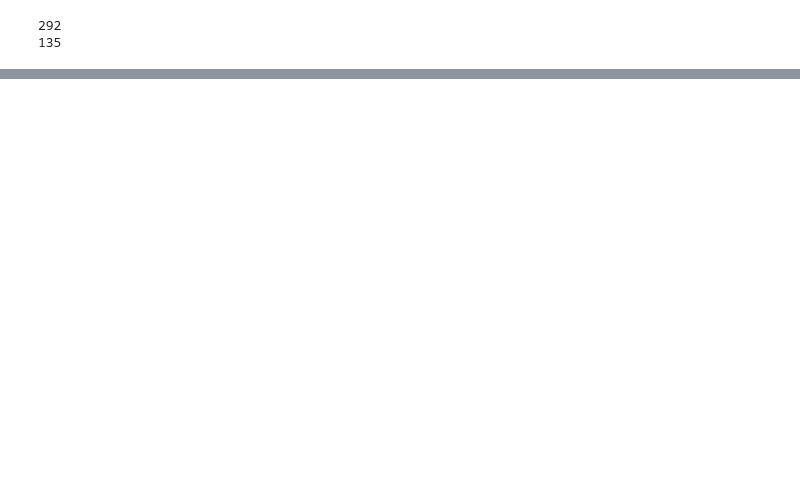
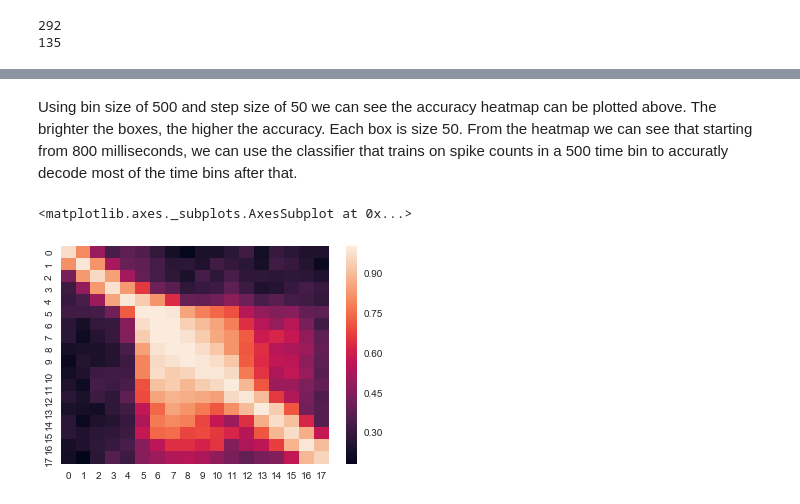
Before and after one commit to andylikescodes/neuron_research_project, a Jupyter notebook: decoding_accuracy.ipynb, the cells around one changed output, grey strips where cells are left out. Drawn from its saved outputs; the diff is of its cells as text; code cells hidden in the pictures; blank space fills up the shorter version.

```diff
--- a/decoding_accuracy.ipynb
+++ b/decoding_accuracy.ipynb
@@ -105,0 +215,8 @@ def decoding_time_matrix(cells, bin_size, step_size, time_range(0, 4000)):
+# %% [markdown]
+Using bin size of 500 and step size of 50 we can see the accuracy heatmap can be plotted above. The brighter the boxes, the higher the accuracy. Each box is size 50. From the heatmap we can see that starting from 800 milliseconds, we can use the classifier that trains on spike counts in a 500 time bin to accuratly decode most of the time bins after that.
+# %%
+accuracy_bin_200 = decoding_time_matrix(vs_cells, 500, 200)
+sns.heatmap(accuracy_bin_200)
+# %% [output]
+<matplotlib.axes._subplots.AxesSubplot at 0x...>
+[figure, added]
```
Also changed, not shown: parts of 18 cells of this notebook, 4 other files.
